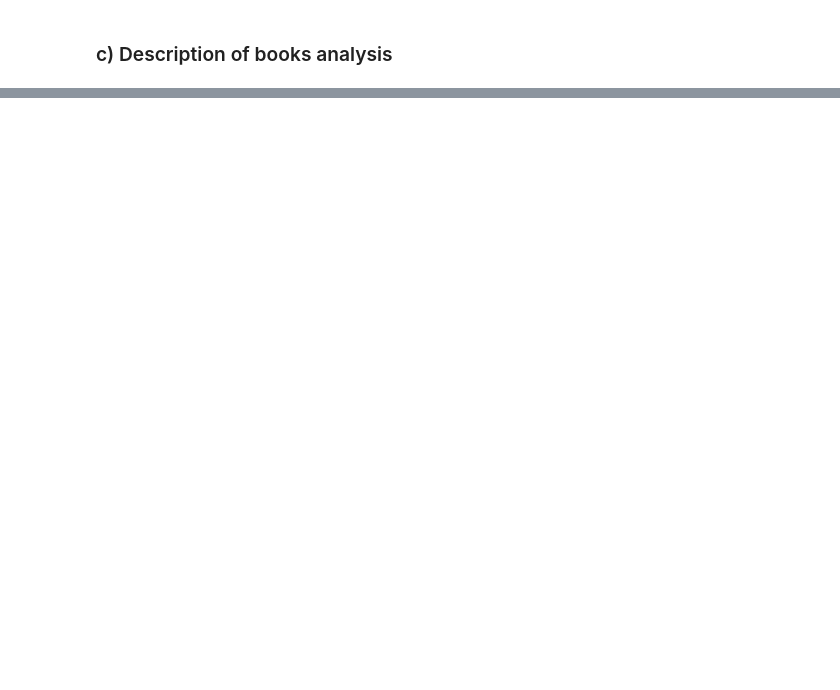
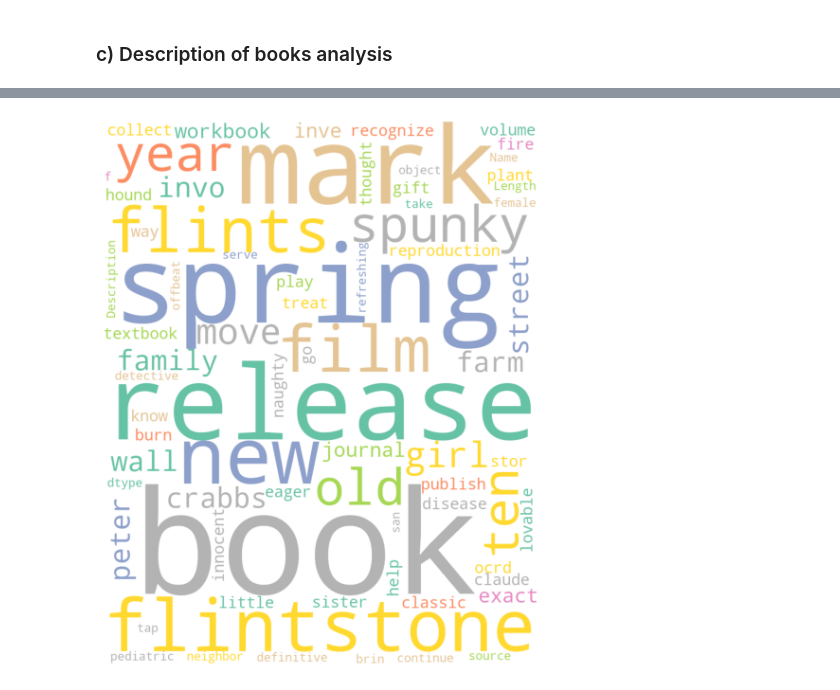
Before and after one commit to cecilegltslmcs/recommender_sys_books, a Jupyter notebook: P7_01_notebookcleaning.ipynb, the cells around one changed output, grey strips where cells are left out. Saved outputs shown, nothing was run; the diff lists cells and outputs as text; code cells hidden in the pictures; blank space fills up the shorter version.

Commit message:
Adding Wordcloud of description

```diff
--- a/P7_01_notebookcleaning.ipynb
+++ b/P7_01_notebookcleaning.ipynb
@@ -151,0 +236,17 @@ desc.head(3)
+# %%
+stopwords = set(STOPWORDS)
+wordcloud = WordCloud(width = 800, height = 1000,
+                max_words=1000,
+                background_color ='white',
+                stopwords = stopwords,
+                min_font_size = 12,
+                colormap="Set2").generate(str(desc["Description"]))
+
+# plot the WordCloud image
+plt.figure(figsize = (8, 8),
+           facecolor = None)
+plt.imshow(wordcloud)
+plt.axis("off")
+plt.tight_layout(pad = 0)
+# %% [output]
+[figure, added]
```
Also changed, not shown: parts of 24 cells of this notebook.
